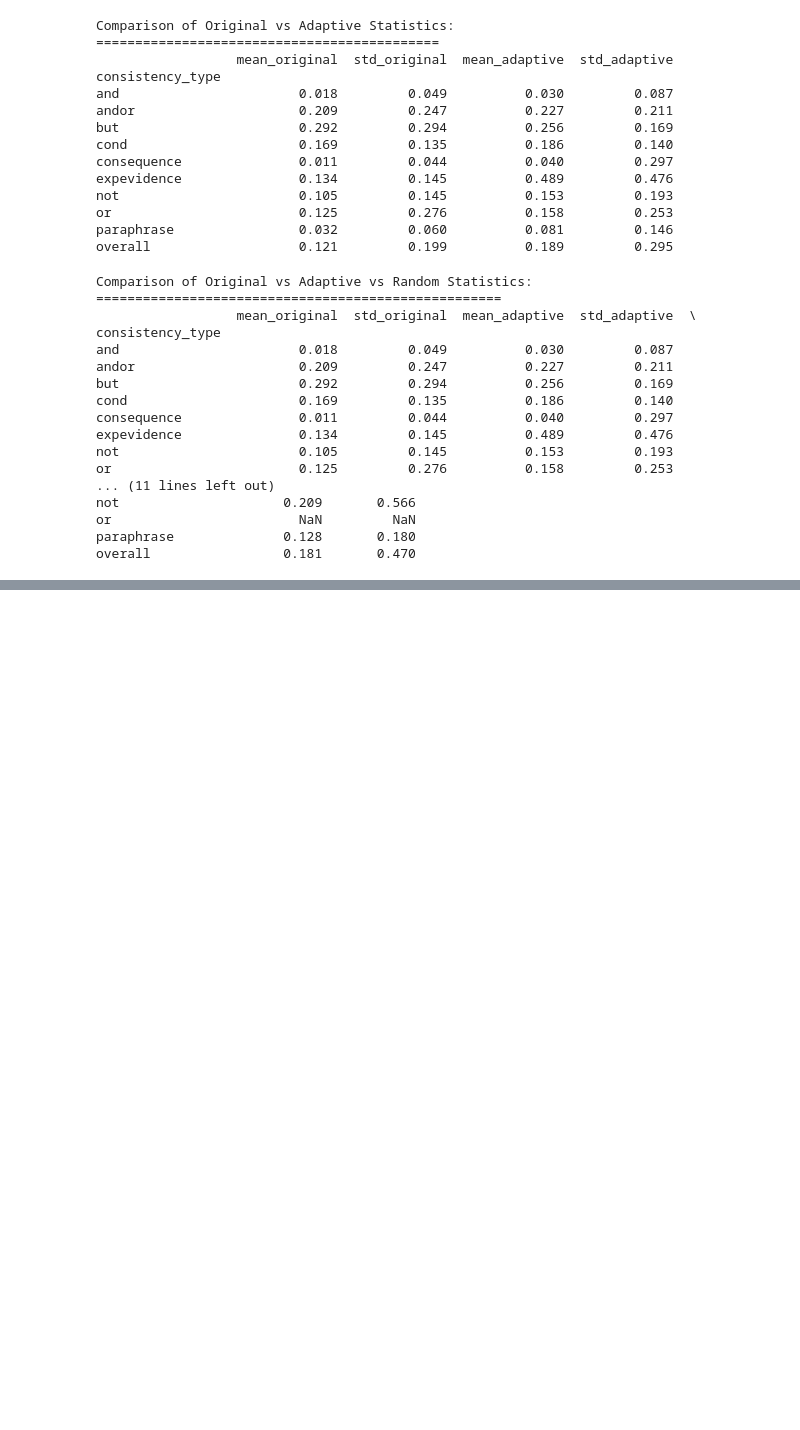
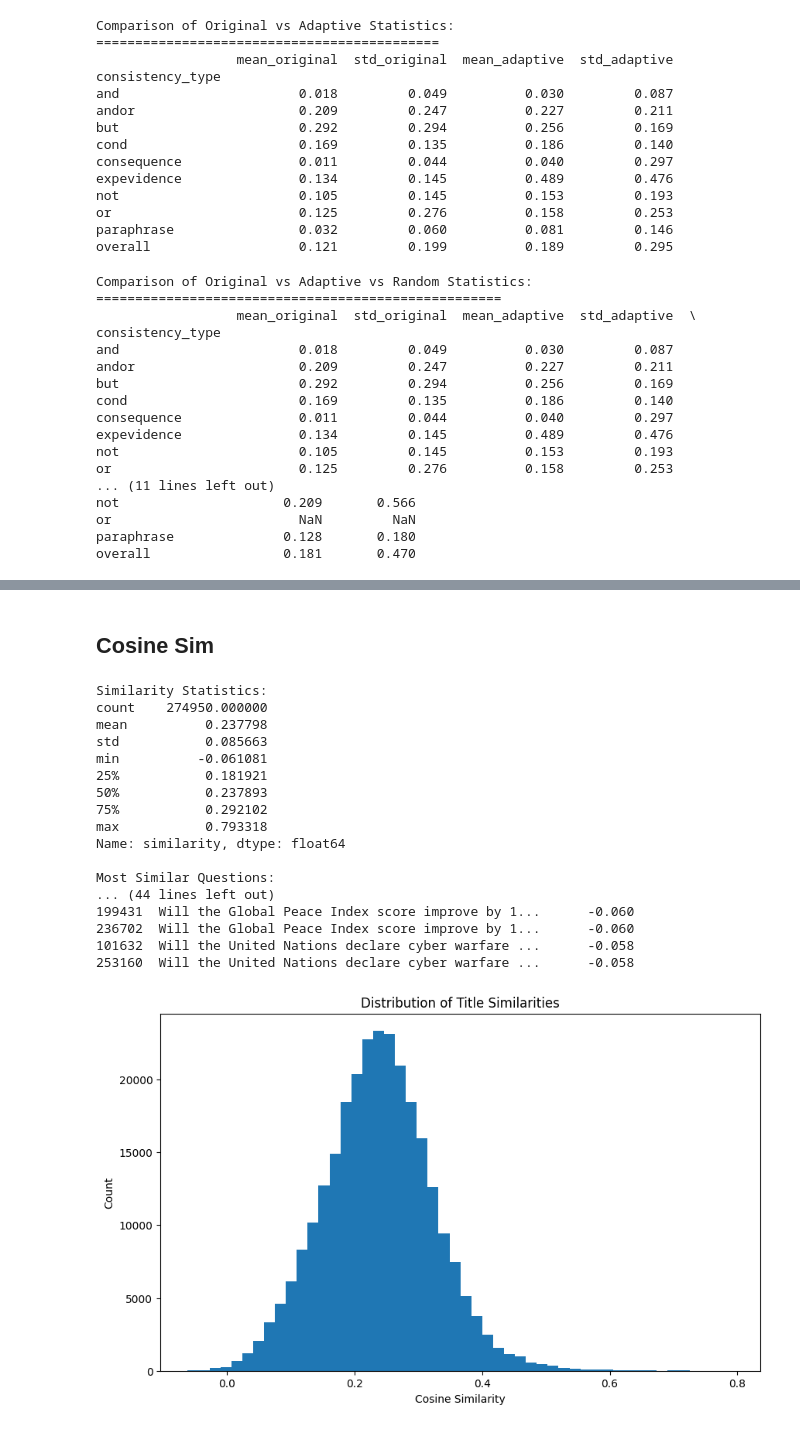
Before and after one commit to davisrbr/adaptive_evals, a Jupyter notebook: logs/consistency_logs_processing.ipynb, the cells around one changed output, grey strips where cells are left out. Drawn from its saved outputs; the diff is of its cells as text; code cells hidden in the pictures; blank space fills up the shorter version.

```diff
--- a/logs/consistency_logs_processing.ipynb
+++ b/logs/consistency_logs_processing.ipynb
@@ -585,0 +623,72 @@ plt.show()
+# %% [markdown]
+## Cosine Sim
+# %%
+from sentence_transformers import SentenceTransformer
+import numpy as np
+from tqdm import tqdm
+
+# Load a lightweight sentence transformer model
+model = SentenceTransformer('all-MiniLM-L6-v2')  # small but effective model
+
+# Convert titles to embeddings
+df_wide_embeddings = model.encode(df_wide['P_title'].tolist(), show_progress_bar=True)
+adaptive_embeddings = model.encode(adaptive_combined_df['P_title'].tolist(), show_progress_bar=True)
+
+# Calculate cosine similarity for each pair
+def cosine_similarity(a, b):
+    return np.dot(a, b) / (np.linalg.norm(a) * np.linalg.norm(b))
+
+# Calculate similarities
+similarities = []
+for i, emb1 in enumerate(tqdm(df_wide_embeddings)):
+    for j, emb2 in enumerate(adaptive_embeddings):
+        sim = cosine_similarity(emb1, emb2)
+        similarities.append({
+            'original_title': df_wide['P_title'].iloc[i],
+            'adaptive_title': adaptive_combined_df['P_title'].iloc[j],
+            'similarity': sim
+        })
+
+# Convert to DataFrame
+similarity_df = pd.DataFrame(similarities)
+
+# Show summary statistics
+print("\nSimilarity Statistics:")
+print(similarity_df['similarity'].describe())
+
+# Show most similar pairs
+print("\nMost Similar Questions:")
+print(similarity_df.nlargest(10, 'similarity')[['original_title', 'adaptive_title', 'similarity']].round(3))
+
+# Show least similar pairs
+print("\nLeast Similar Questions:")
+print(similarity_df.nsmallest(10, 'similarity')[['original_title', 'adaptive_title', 'similarity']].round(3))
+
+# Plot distribution of similarities
+import matplotlib.pyplot as plt
+
+plt.figure(figsize=(10, 6))
+plt.hist(similarity_df['similarity'], bins=50)
+plt.title('Distribution of Title Similarities')
+plt.xlabel('Cosine Similarity')
+plt.ylabel('Count')
+plt.show()
+# %% [output]
+Similarity Statistics:
+count    274950.000000
+mean          0.237798
+std           0.085663
+min          -0.061081
+25%           0.181921
+50%           0.237893
+75%           0.292102
+max           0.793318
+Name: similarity, dtype: float64
+
+Most Similar Questions:
+... (44 lines left out)
+199431  Will the Global Peace Index score improve by 1...      -0.060
+236702  Will the Global Peace Index score improve by 1...      -0.060
+101632  Will the United Nations declare cyber warfare ...      -0.058
+253160  Will the United Nations declare cyber warfare ...      -0.058
+[figure, added]
```
Also changed, not shown: parts of 28 cells of this notebook, 38 other files.
